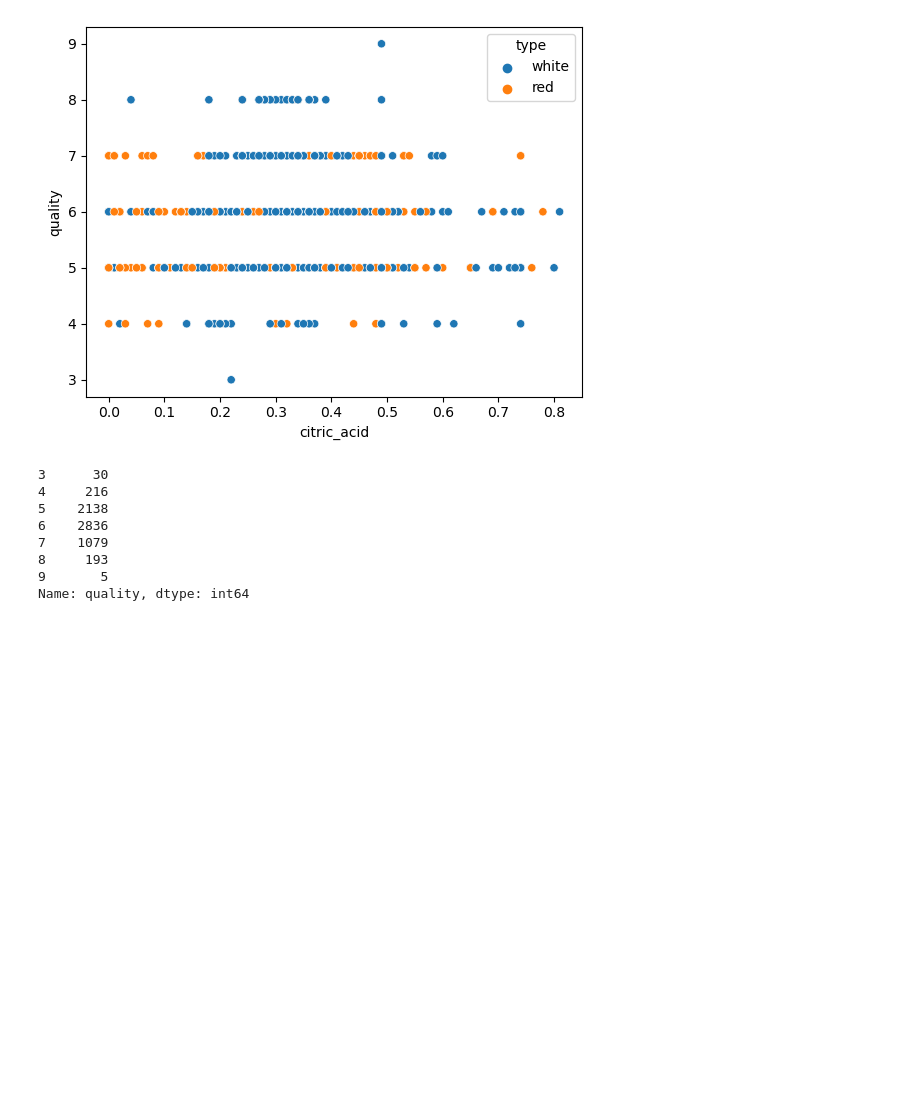
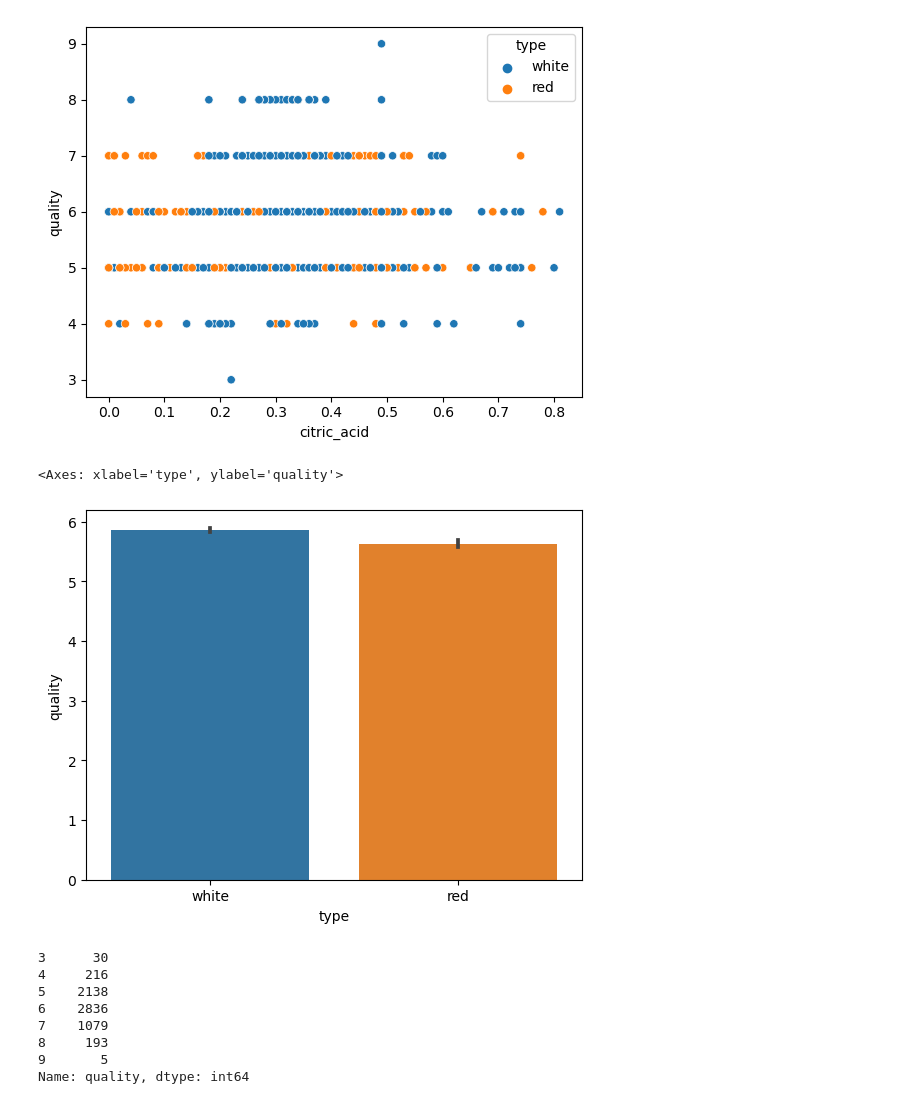
Before and after one commit to Clustering-Project/wine_quality_project, a Jupyter notebook: Marcelino/acquire_scratch.ipynb, the cells around one changed output. Saved outputs shown, nothing was run; the diff lists cells and outputs as text; code cells hidden in the pictures; blank space fills up the shorter version.

```diff
--- a/Marcelino/acquire_scratch.ipynb
+++ b/Marcelino/acquire_scratch.ipynb
@@ -271,6 +271,11 @@ sns.scatterplot(data= train.sample(1_000), x= 'citric_acid', y= 'quality', hue =
 # %% [output]
 <Axes: xlabel='citric_acid', ylabel='quality'>
 [figure]
+# %%
+sns.barplot(data= train, x='type', y= 'quality')
+# %% [output]
+<Axes: xlabel='type', ylabel='quality'>
+[figure, added]
 # %%
 df.quality.value_counts().sort_index()
 # %% [output]
```
Also changed, not shown: 1 other file.
